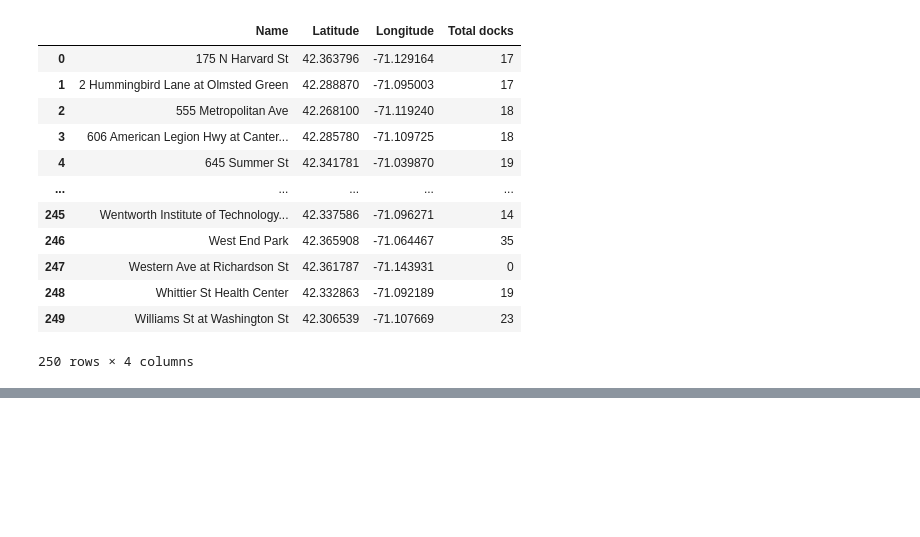
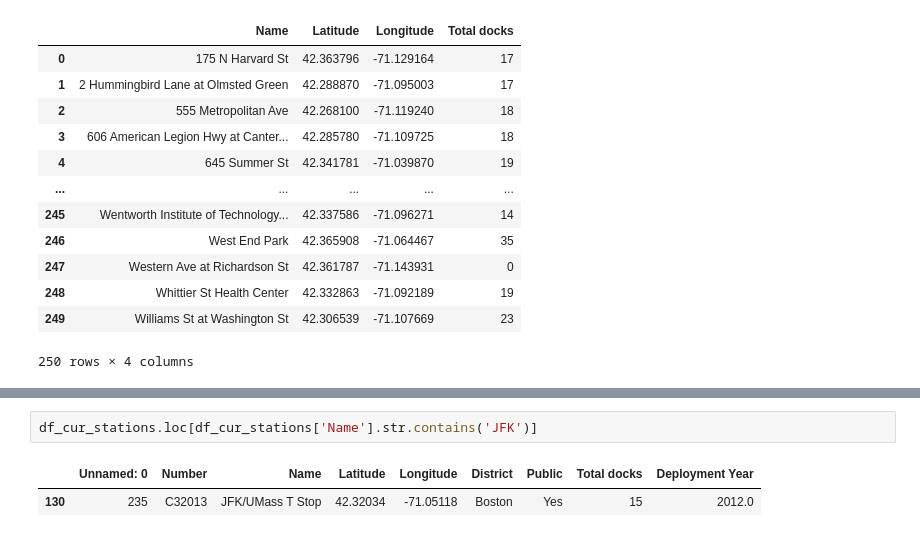
Before and after one commit to fzyang1227/bluebikes, a Jupyter notebook: DS4300_Project_Updated.ipynb, the cells around one changed output, grey strips where cells are left out. Cells and saved outputs as stored; diff of their text form; blank space fills up the shorter version.

```diff
--- a/DS4300_Project_Updated.ipynb
+++ b/DS4300_Project_Updated.ipynb
@@ -628,3 +726,8 @@ nodes
+# %%
+df_cur_stations.loc[df_cur_stations['Name'].str.contains('JFK')]
+# %% [output]
+|  | Unnamed: 0 | Number | Name | Latitude | Longitude | District | Public | Total docks | Deployment Year |
+| 130 | 235 | C32013 | JFK/UMass T Stop | 42.32034 | -71.05118 | Boston | Yes | 15 | 2012.0 |
 # %%
 def get_edges(nodes):
     edges = defaultdict()
```
Also changed, not shown: parts of 24 cells of this notebook, 2 other files.
